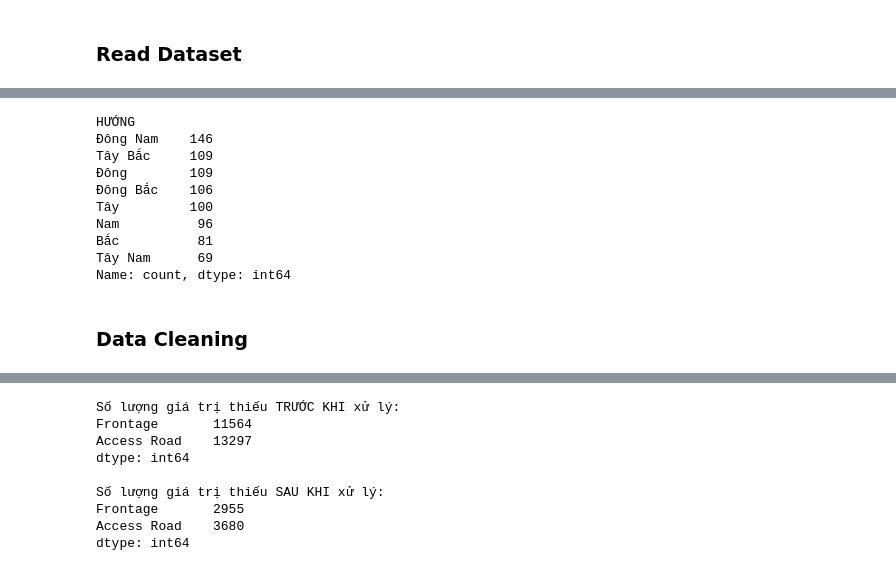
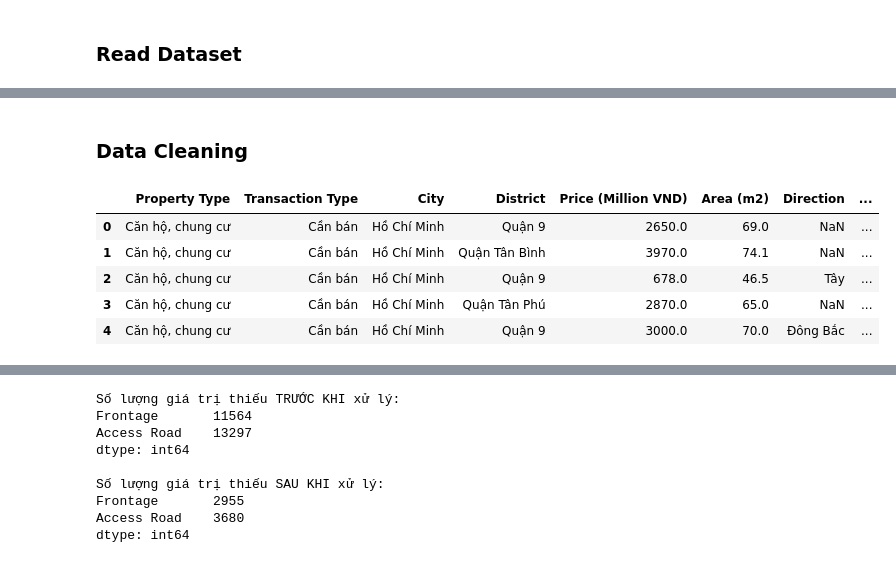
Before and after one commit to MonkeyNerdCoding/Vietnam-House-Price-Prediction, a Jupyter notebook: House_pricing_HCM.ipynb, the cells around one changed output, grey strips where cells are left out. Drawn from its saved outputs; the diff is of its cells as text; code cells hidden in the pictures.

```diff
--- a/House_pricing_HCM.ipynb
+++ b/House_pricing_HCM.ipynb
@@ -66,16 +67,3 @@ GIẤY TỜ PHÁP LÝ       27.500000
 dtype: float64
-# %%
-df['HƯỚNG'].value_counts()
-# %% [output]
-HƯỚNG
-Đông Nam    146
-Tây Bắc     109
-Đông        109
-Đông Bắc    106
-Tây         100
-Nam          96
-Bắc          81
-Tây Nam      69
-Name: count, dtype: int64
 # %% [markdown]
 ### Data Cleaning
@@ -81,0 +84,9 @@ Name: count, dtype: int64
+# %%
+df.head(5)
+# %% [output]
+|  | Property Type | Transaction Type | City | District | Price (Million VND) | Area (m2) | Direction | ... |
+| 0 | Căn hộ, chung cư | Cần bán | Hồ Chí Minh | Quận 9 | 2650.0 | 69.0 | NaN | ... |
+| 1 | Căn hộ, chung cư | Cần bán | Hồ Chí Minh | Quận Tân Bình | 3970.0 | 74.1 | NaN | ... |
+| 2 | Căn hộ, chung cư | Cần bán | Hồ Chí Minh | Quận 9 | 678.0 | 46.5 | Tây | ... |
+| 3 | Căn hộ, chung cư | Cần bán | Hồ Chí Minh | Quận Tân Phú | 2870.0 | 65.0 | NaN | ... |
+| 4 | Căn hộ, chung cư | Cần bán | Hồ Chí Minh | Quận 9 | 3000.0 | 70.0 | Đông Bắc | ... |
```
Also changed, not shown: parts of 16 cells of this notebook, 3 other files.
